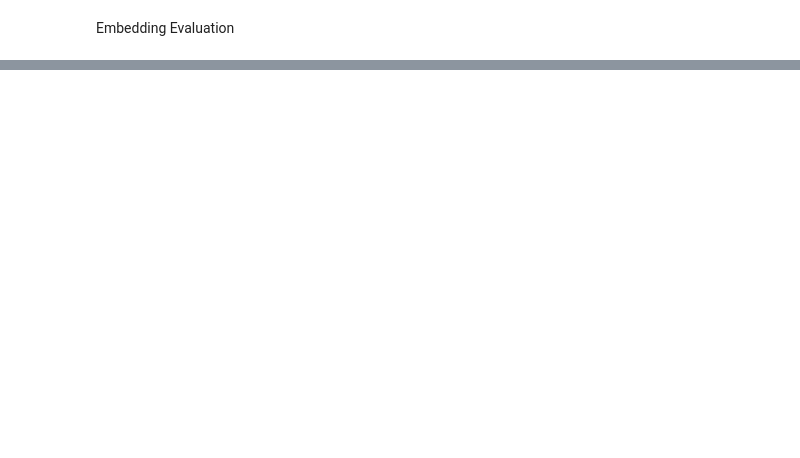
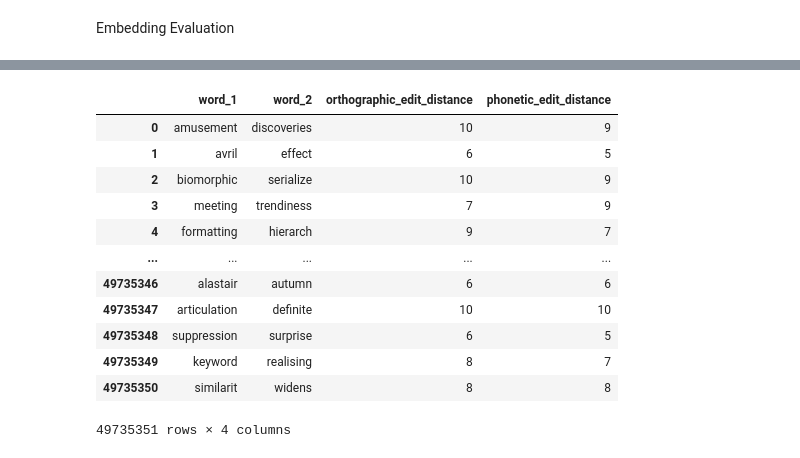
Before and after one commit to jayeshmahapatra/acoustic_word_embeddings, a Jupyter notebook: Embedding Evaluations.ipynb, the cells around one changed output, grey strips where cells are left out. Saved outputs shown, nothing was run; the diff lists cells and outputs as text; code cells hidden in the pictures; blank space fills up the shorter version.

```diff
--- a/Embedding Evaluations.ipynb
+++ b/Embedding Evaluations.ipynb
@@ -295,0 +426,16 @@ Text(0, 0.5, 'average euclidean distance')
+# %%
+homophones
+# %% [output]
+|  | word_1 | word_2 | orthographic_edit_distance | phonetic_edit_distance |
+| 0 | amusement | discoveries | 10 | 9 |
+| 1 | avril | effect | 6 | 5 |
+| 2 | biomorphic | serialize | 10 | 9 |
+| 3 | meeting | trendiness | 7 | 9 |
+| 4 | formatting | hierarch | 9 | 7 |
+| ... | ... | ... | ... | ... |
+| 49735346 | alastair | autumn | 6 | 6 |
+| 49735347 | articulation | definite | 10 | 10 |
+| 49735348 | suppression | surprise | 6 | 5 |
+| 49735349 | keyword | realising | 8 | 7 |
+| 49735350 | similarit | widens | 8 | 8 |
+49735351 rows × 4 columns
```
Also changed, not shown: parts of 41 cells of this notebook, 3 other files.
